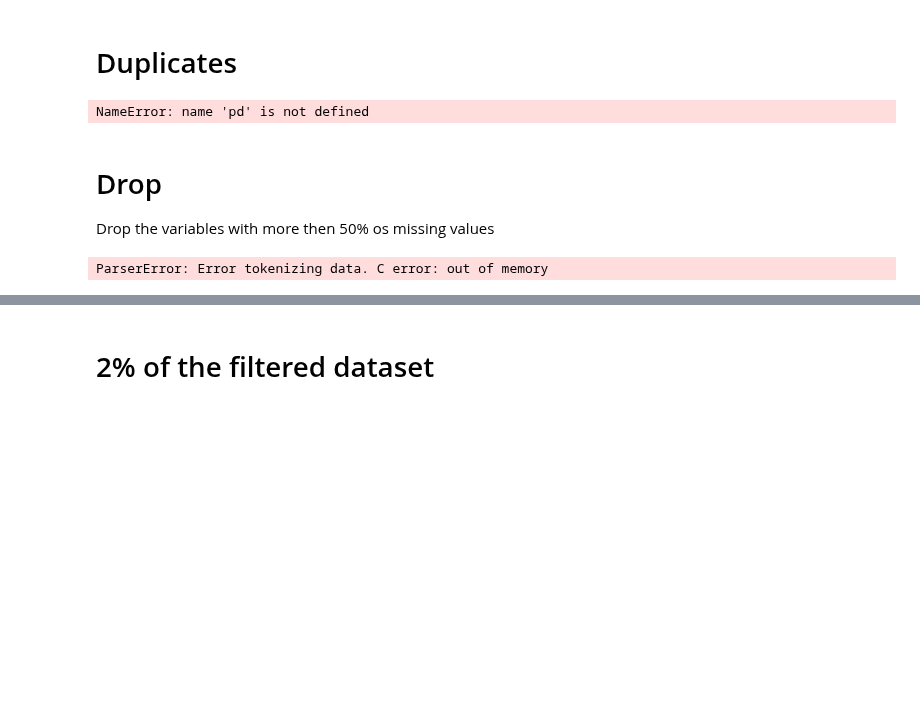
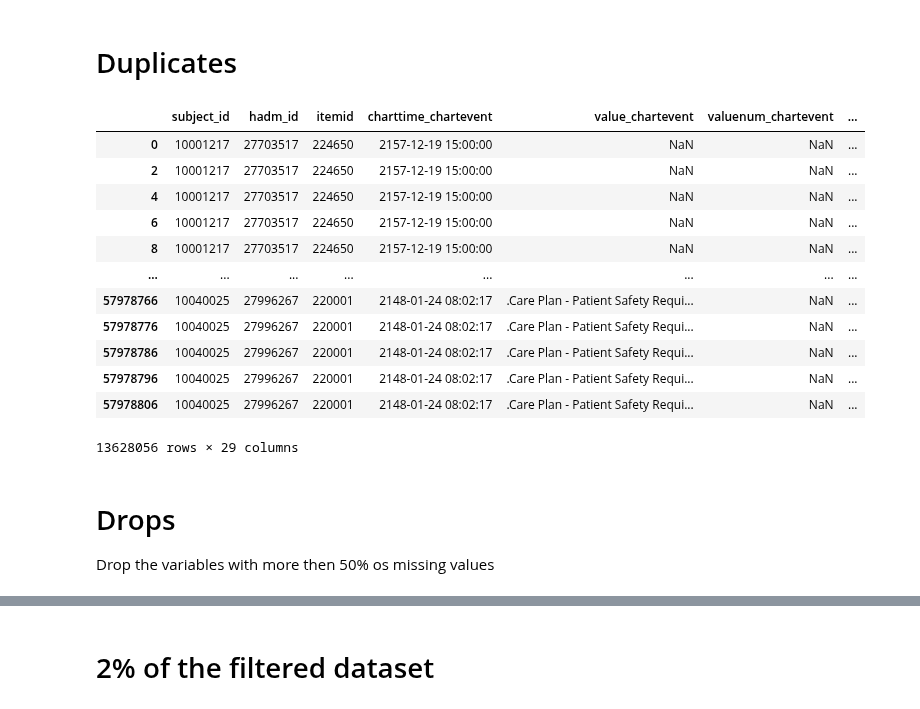
Before and after one commit to CatarinaCosta02/Master_Thesis, a Jupyter notebook: models/Final_treament.ipynb, the cells around one changed output, grey strips where cells are left out. Cells and saved outputs as stored; diff of their text form; code cells hidden in the pictures; blank space fills up the shorter version.

```diff
--- a/models/Final_treament.ipynb
+++ b/models/Final_treament.ipynb
@@ -471,26 +500,25 @@ display(big.head())
 5 rows × 29 columns
 # %% [markdown]
 # Duplicates
-# %%
-chunksize = 5000000
-duplicados_list = []
-
-for chunk in pd.read_csv('df_dod.csv', chunksize=chunksize):
-    dup_chunk = chunk[chunk.duplicated(keep=False)]
-    duplicados_list.append(dup_chunk)
-
-
-duplicados = pd.concat(duplicados_list, ignore_index=True)
-print(duplicados.head())
-# %% [output]
-NameError: name 'pd' is not defined
+# %%
+big = big.drop_duplicates()
+# %%
+display(big)
+# %% [output]
+|  | subject_id | hadm_id | itemid | charttime_chartevent | value_chartevent | valuenum_chartevent | ... |
+| 0 | 10001217 | 27703517 | 224650 | 2157-12-19 15:00:00 | NaN | NaN | ... |
+| 2 | 10001217 | 27703517 | 224650 | 2157-12-19 15:00:00 | NaN | NaN | ... |
+| 4 | 10001217 | 27703517 | 224650 | 2157-12-19 15:00:00 | NaN | NaN | ... |
+| 6 | 10001217 | 27703517 | 224650 | 2157-12-19 15:00:00 | NaN | NaN | ... |
+| 8 | 10001217 | 27703517 | 224650 | 2157-12-19 15:00:00 | NaN | NaN | ... |
+| ... | ... | ... | ... | ... | ... | ... | ... |
+| 57978766 | 10040025 | 27996267 | 220001 | 2148-01-24 08:02:17 | .Care Plan - Patient Safety Requi... | NaN | ... |
+| 57978776 | 10040025 | 27996267 | 220001 | 2148-01-24 08:02:17 | .Care Plan - Patient Safety Requi... | NaN | ... |
+| 57978786 | 10040025 | 27996267 | 220001 | 2148-01-24 08:02:17 | .Care Plan - Patient Safety Requi... | NaN | ... |
+| 57978796 | 10040025 | 27996267 | 220001 | 2148-01-24 08:02:17 | .Care Plan - Patient Safety Requi... | NaN | ... |
+| 57978806 | 10040025 | 27996267 | 220001 | 2148-01-24 08:02:17 | .Care Plan - Patient Safety Requi... | NaN | ... |
+13628056 rows × 29 columns
 # %% [markdown]
-# Drop
+# Drops
 
 Drop the variables with more then 50% os missing values
-# %%
-columns = ['hadm_id', 'itemid', 'labevent_id', 'label_labevent', 'valueuom_chartevent','flag']
-
-big = pd.read_csv('df_dod.csv', usecols=columns, low_memory=False)
-# %% [output]
-ParserError: Error tokenizing data. C error: out of memory
```
Also changed, not shown: parts of 27 cells of this notebook.
